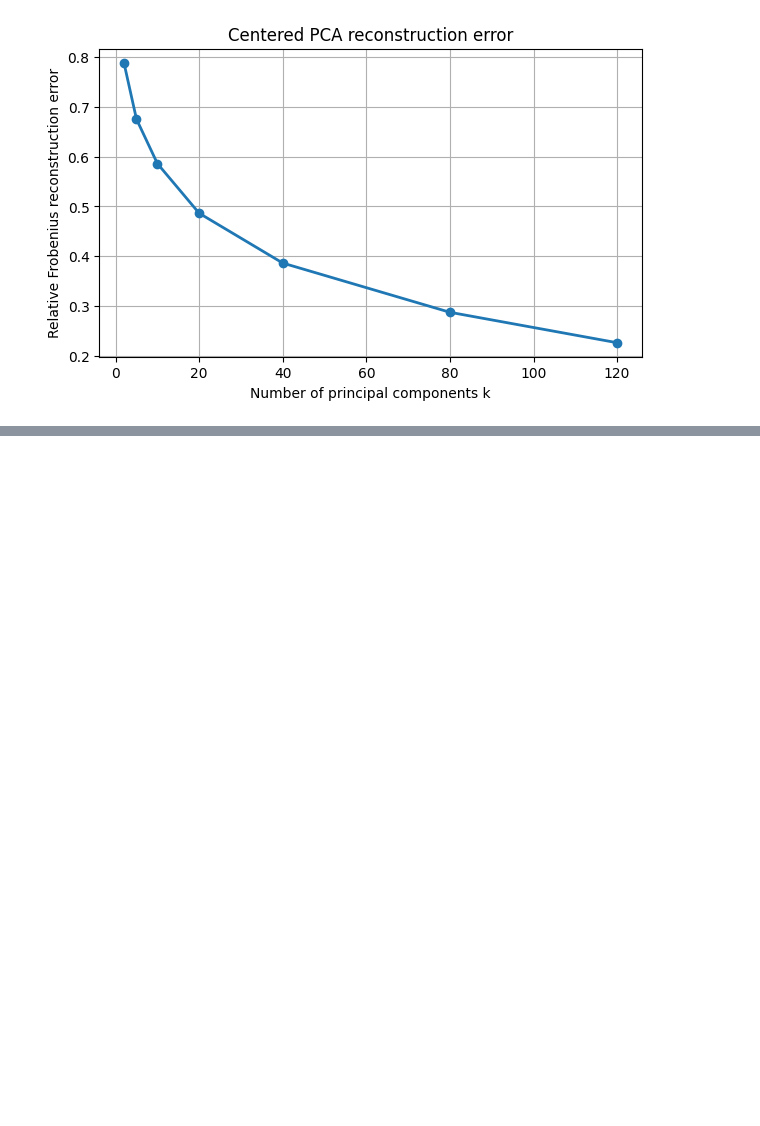
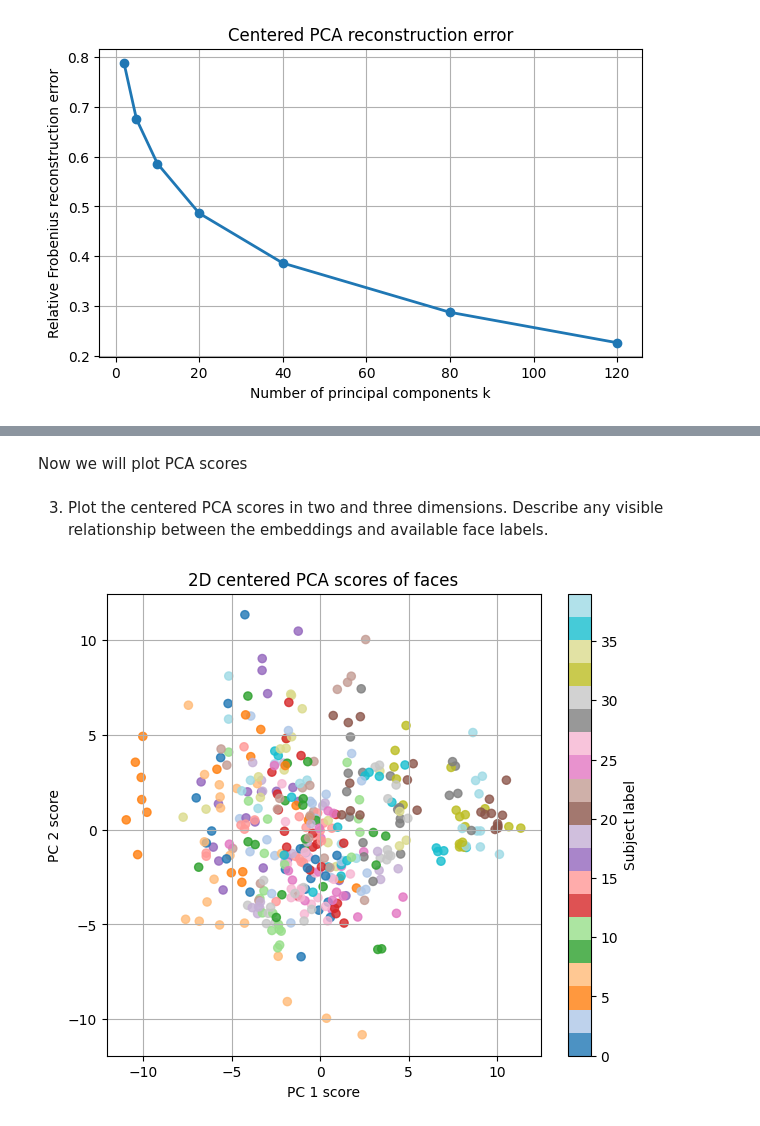
Before and after one commit to maxmartin40/Math-6610-Projects, a Jupyter notebook: Homework4.ipynb, the cells around one changed output, grey strips where cells are left out. Saved outputs shown, nothing was run; the diff lists cells and outputs as text; code cells hidden in the pictures; blank space fills up the shorter version.

```diff
--- a/Homework4.ipynb
+++ b/Homework4.ipynb
@@ -134,0 +161,20 @@ plt.show()
+# %% [markdown]
+Now we will plot PCA scores
+# %% [markdown]
+3. Plot the centered PCA scores in two and three dimensions. Describe any visible relationship between the embeddings and available face labels.
+# %%
+scores = U.T @ X_centered   # shape (400, 400) if interpreted by rows/components
+
+# 2D scores
+plt.figure(figsize=(7, 6))
+scatter = plt.scatter(scores[0], scores[1],
+                      c=labels, cmap="tab20", s=35, alpha=0.8)
+
+plt.xlabel("PC 1 score")
+plt.ylabel("PC 2 score")
+plt.title("2D centered PCA scores of faces")
+plt.colorbar(scatter, label="Subject label")
+plt.grid()
+plt.show()
+# %% [output]
+[figure, added]
```
Also changed, not shown: parts of 1 cell of this notebook.
